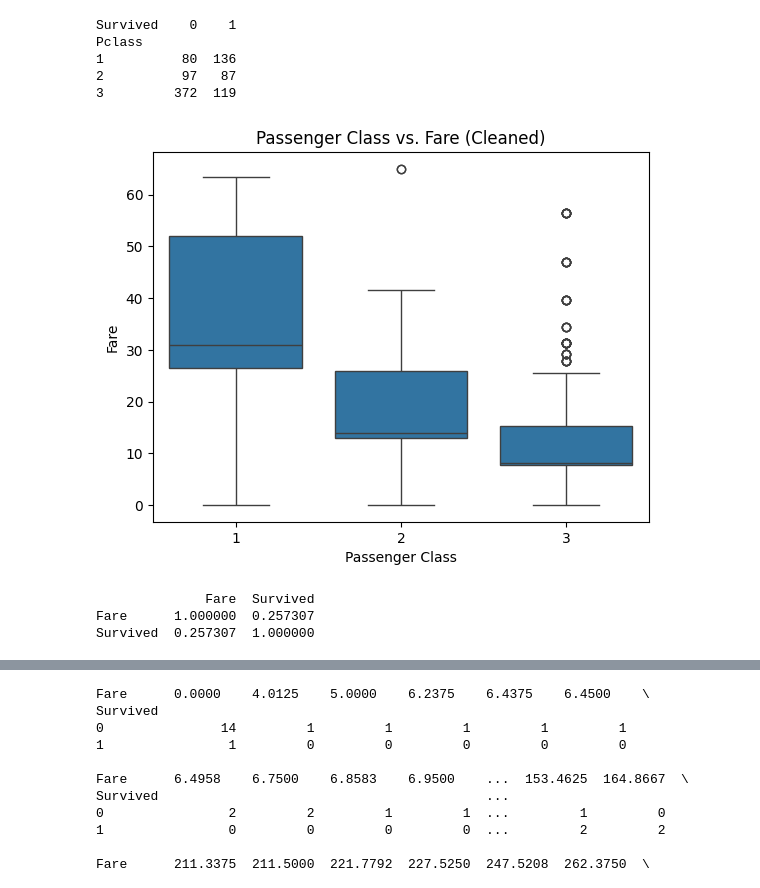
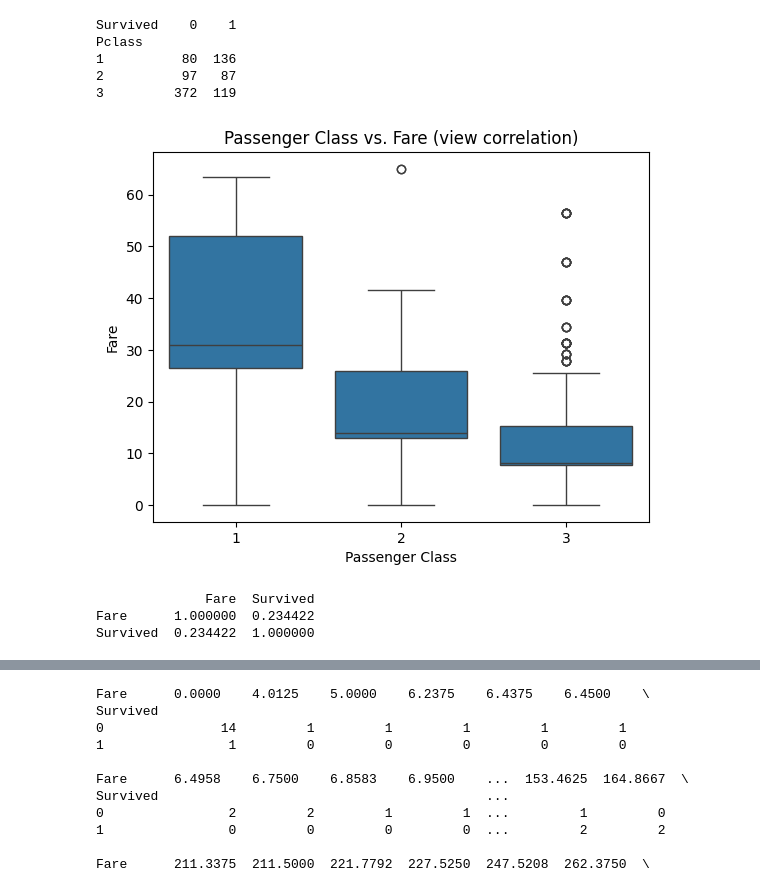
Before and after one commit to Blueturboguy07/Titanic-Classification-Model, a Jupyter notebook: titanic_v1.ipynb, the cells around one changed output, grey strips where cells are left out. Drawn from its saved outputs; the diff is of its cells as text; code cells hidden in the pictures.

```diff
--- a/titanic_v1.ipynb
+++ b/titanic_v1.ipynb
@@ -87,32 +87,32 @@ Pclass
 # %%
 # bin the fare based on class, however many groups make sense
 
 # Remove Outliers
 # remove values outside 1.5 times IQR
-df_cleaned = df
-Q1 = df_cleaned['Fare'].quantile(0.25)
-Q3 = df_cleaned['Fare'].quantile(0.75)
+df_view = df
+Q1 = df_view['Fare'].quantile(0.25)
+Q3 = df_view['Fare'].quantile(0.75)
 IQR = Q3 - Q1
 lower = Q1 - 1.5 * IQR
 upper = Q3 + 1.5 * IQR
-df_cleaned = df_cleaned[(df_cleaned['Fare'] >= lower) & (df_cleaned['Fare'] <= upper)]
+df_view = df_view[(df_view['Fare'] >= lower) & (df_view['Fare'] <= upper)]
 
 # Step 3: Data Transformation (if necessary)
 # For example, log transformation
 
 # Plotting the cleaned data
-sns.boxplot(x=df_cleaned['Pclass'], y=df_cleaned['Fare'])
+sns.boxplot(x=df_view['Pclass'], y=df_view['Fare'])
 plt.xlabel('Passenger Class')
 plt.ylabel('Fare')
-plt.title('Passenger Class vs. Fare (Cleaned)')
+plt.title('Passenger Class vs. Fare (view correlation)')
 plt.show()
 # %% [output]
-[figure, old version]
+[figure, new version]
 # %%
-correlation = df[['Fare', 'Survived']].corr()
+correlation = df_view[['Fare', 'Survived']].corr()
 print(correlation)
 # indicates a positive correlation between 'Fare' and 'Survived'
 # %% [output]
               Fare  Survived
-Fare      1.000000  0.257307
-Survived  0.257307  1.000000
+Fare      1.000000  0.234422
+Survived  0.234422  1.000000
```
Also changed, not shown: parts of 5 cells of this notebook.
